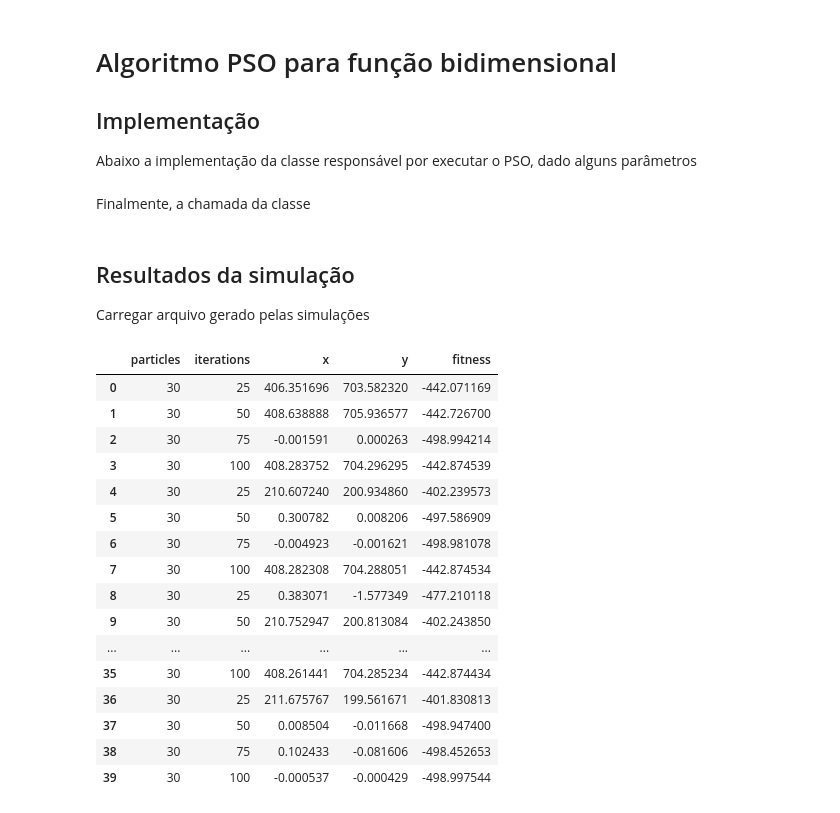
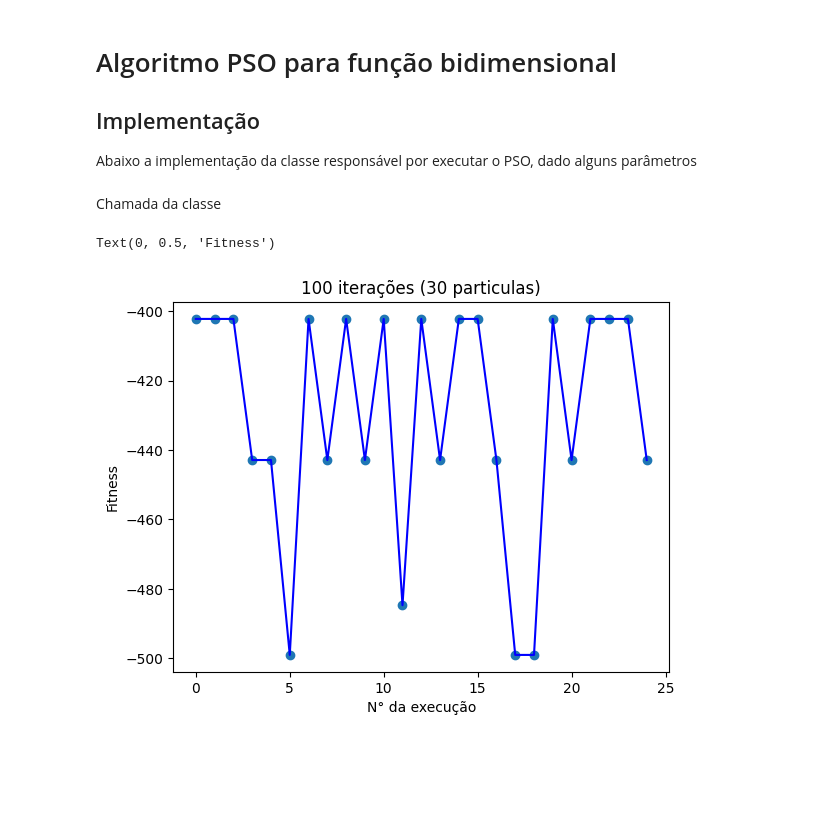
Before and after one commit to raphaelramosds/pso-improved, a Jupyter notebook: discussions.ipynb, the cells around one changed output. Saved outputs shown, nothing was run; the diff lists cells and outputs as text; code cells hidden in the pictures; blank space fills up the shorter version.

```diff
--- a/discussions.ipynb
+++ b/discussions.ipynb
@@ -34,7 +34,7 @@ class Particle:
         self.velocities[0] = v0
         self.pbest = x0
 
-    def update_position(self,it,gbest,w):
+    def update_position(self,it,gbest,w,c1):
 
         # Gera números aleatórios entre 0 e 1 para r1 e r2
         r1 = random.random()
@@ -96,14 +96,17 @@ class PSO:
                     gbest = position
 
                 # Atualizar posição da particula
-                particle.update_position(it,gbest,w)
+                particle.update_position(it,gbest,w,c1)
 
         # Resultados
         self.solution = gbest
         self.minimum = f(gbest)
 # %% [markdown]
-Finalmente, a chamada da classe
+Chamada da classe
 # %%
+import pandas as pd
+import matplotlib.pyplot as plt
+
 # Função do trabalho
 def costf(position):
 
@@ -119,67 +122,62 @@ def costf(position):
     # Funções auxiliares
     z = -x * np.sin(np.sqrt(np.abs(x))) - y * np.sin(np.sqrt(np.abs(y)))
 
     x = x/250
     y = y/250
 
     r = 100 * (y - x**2)**2 + (1 - x)**2
     r1 = (y - x**2)**2 + (1 - x)**2
     rd = 1 + r1
 
     x = 25*x
     y = 25*y
 
     F10 = -a * np.exp(-b * np.sqrt((x**2 + y**2) / 2)) - np.exp((np.cos(c * x) + np.cos(c * y)) / 2) + np.exp(1)
     zsh = 0.5 - ((np.sin(np.sqrt(x**2 + y**2)))**2 - 0.5) / (1 + 0.1 * (x**2 + y**2))**2
     Fobj = F10 * zsh
 
     # Funções compostas
     w4 = np.sqrt(r**2 + z**2) + Fobj
     w23 = z / rd
     w27 = w4 + w23
     w35 = w23 + w27
 
     # Retorno do fitness
     return w35
 
 # Montar o CSV das simulações
-def build_csv():
+def build_csv(iterations, particles):
     with open('./data.csv','a') as file:
         file.write("particles,iterations,x,y,fitness\n")
-        for n in range(10):
-            # Iterações aumentam de 25 a 100, particulas constantes
-            for i in range(25,100+25,25):
-                p = PSO(30,i,((-500,500),(-500,500)),costf)
-                file.write(f"{30},{i},{p.solution[0]},{p.solution[1]},{p.minimum}\n")
+        for n in range(25):
+            p = PSO(particles,iterations,((-500,500),(-500,500)),costf)
+            file.write(f"{particles},{iterations},{p.solution[0]},{p.solution[1]},{p.minimum}\n")
+        file.close()
 
-# Cabeçalho do CSV
-build_csv()
+# Parâmetros
+n = 100
+particles = 30
+
+# Montar o CSV
+build_csv(n,particles)
+
+# Graficar resultados
+data = pd.read_csv("data.csv")
+
+df_constpart = data.query("particles == 30")
+df_constpart.reset_index(inplace=True)
+
+df = df_constpart.query(f"iterations == {n}")
+executions = [index for index, element in enumerate(df['fitness'])]
+fitness = df['fitness']
+
+fig, ax = plt.subplots()
+ax.scatter(executions,fitness)
+
+plt.title(f"{n} iterações (30 particulas)")
+plt.plot(executions, fitness, 'b')
+plt.xlabel("N° da execução")
+plt.ylabel("Fitness")
+# %% [output]
+Text(0, 0.5, 'Fitness')
+[figure, added]
-# %% [markdown]
-## Resultados da simulação
-
-Carregar arquivo gerado pelas simulações
-# %%
-import pandas as pd
-import matplotlib.pyplot as plt
-
-data = pd.read_csv("data.csv")
-
-display(data)
-# %% [output]
-|  | particles | iterations | x | y | fitness |
-| 0 | 30 | 25 | 406.351696 | 703.582320 | -442.071169 |
-| 1 | 30 | 50 | 408.638888 | 705.936577 | -442.726700 |
-| 2 | 30 | 75 | -0.001591 | 0.000263 | -498.994214 |
-| 3 | 30 | 100 | 408.283752 | 704.296295 | -442.874539 |
-| 4 | 30 | 25 | 210.607240 | 200.934860 | -402.239573 |
-| 5 | 30 | 50 | 0.300782 | 0.008206 | -497.586909 |
-| 6 | 30 | 75 | -0.004923 | -0.001621 | -498.981078 |
-| 7 | 30 | 100 | 408.282308 | 704.288051 | -442.874534 |
-| 8 | 30 | 25 | 0.383071 | -1.577349 | -477.210118 |
-| 9 | 30 | 50 | 210.752947 | 200.813084 | -402.243850 |
-| ... | ... | ... | ... | ... | ... |
-| 35 | 30 | 100 | 408.261441 | 704.285234 | -442.874434 |
-| 36 | 30 | 25 | 211.675767 | 199.561671 | -401.830813 |
-| 37 | 30 | 50 | 0.008504 | -0.011668 | -498.947400 |
-| 38 | 30 | 75 | 0.102433 | -0.081606 | -498.452653 |
-| 39 | 30 | 100 | -0.000537 | -0.000429 | -498.997544 |
```
Also changed, not shown: parts of 2 cells of this notebook, 1 other file.
